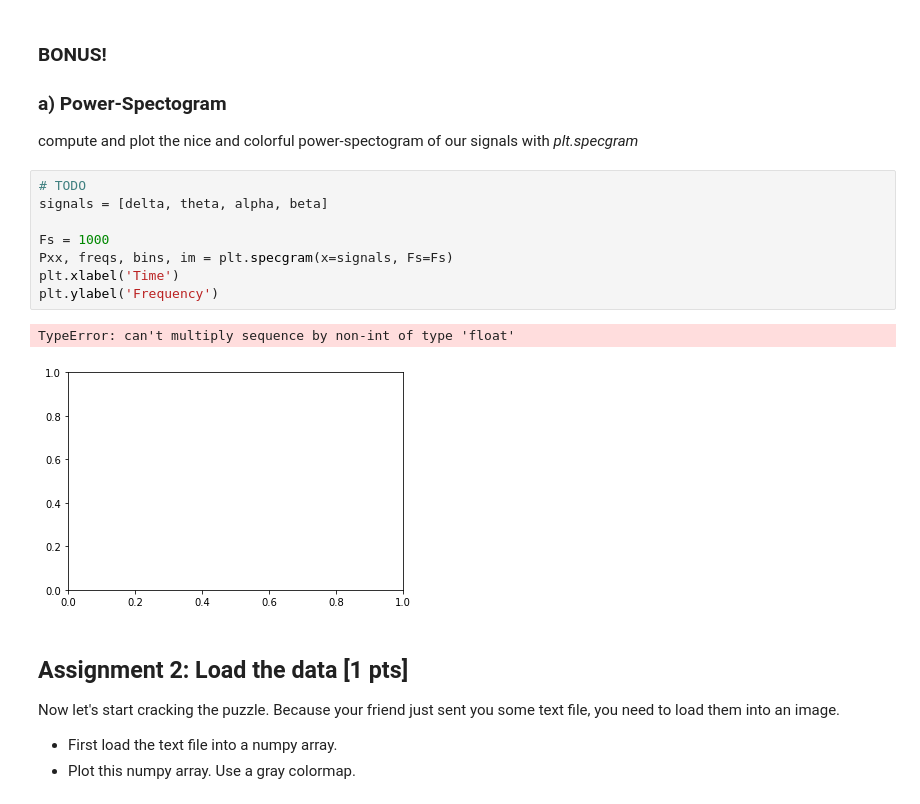
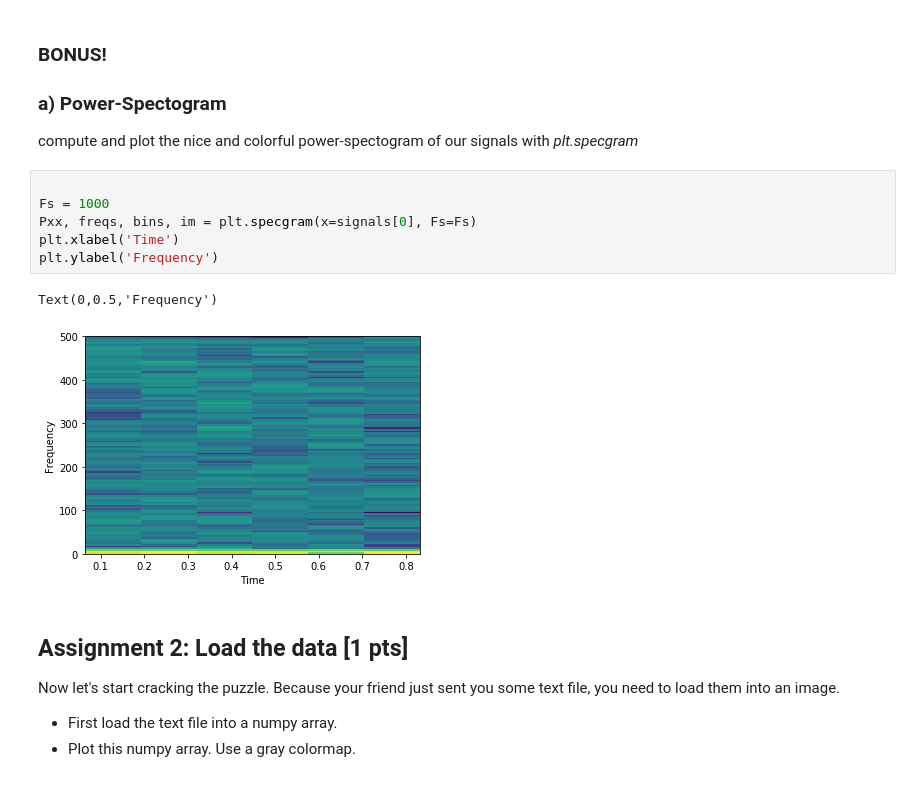
Before and after one commit to NBP-ACC/week-9-acc_8, a Jupyter notebook: sheet07.ipynb, the cells around one changed output. Cells and saved outputs as stored; diff of their text form.

```diff
--- a/sheet07.ipynb
+++ b/sheet07.ipynb
@@ -106,16 +106,14 @@ Text(0.5,1,'Signal 4')
 ### a) Power-Spectogram
 compute and plot the nice and colorful power-spectogram of our signals with *plt.specgram*
 # %%
-# TODO
-signals = [delta, theta, alpha, beta]
 
 Fs = 1000
-Pxx, freqs, bins, im = plt.specgram(x=signals, Fs=Fs)
+Pxx, freqs, bins, im = plt.specgram(x=signals[0], Fs=Fs)
 plt.xlabel('Time')
 plt.ylabel('Frequency')
 # %% [output]
-TypeError: can't multiply sequence by non-int of type 'float'
+Text(0,0.5,'Frequency')
-[figure, old version]
+[figure, new version]
 # %% [markdown]
 ## Assignment 2: Load the data [1 pts]
 Now let's start cracking the puzzle. Because your friend just sent you some text file, you need to load them into an image.
```
Also changed, not shown: parts of 3 cells of this notebook.
